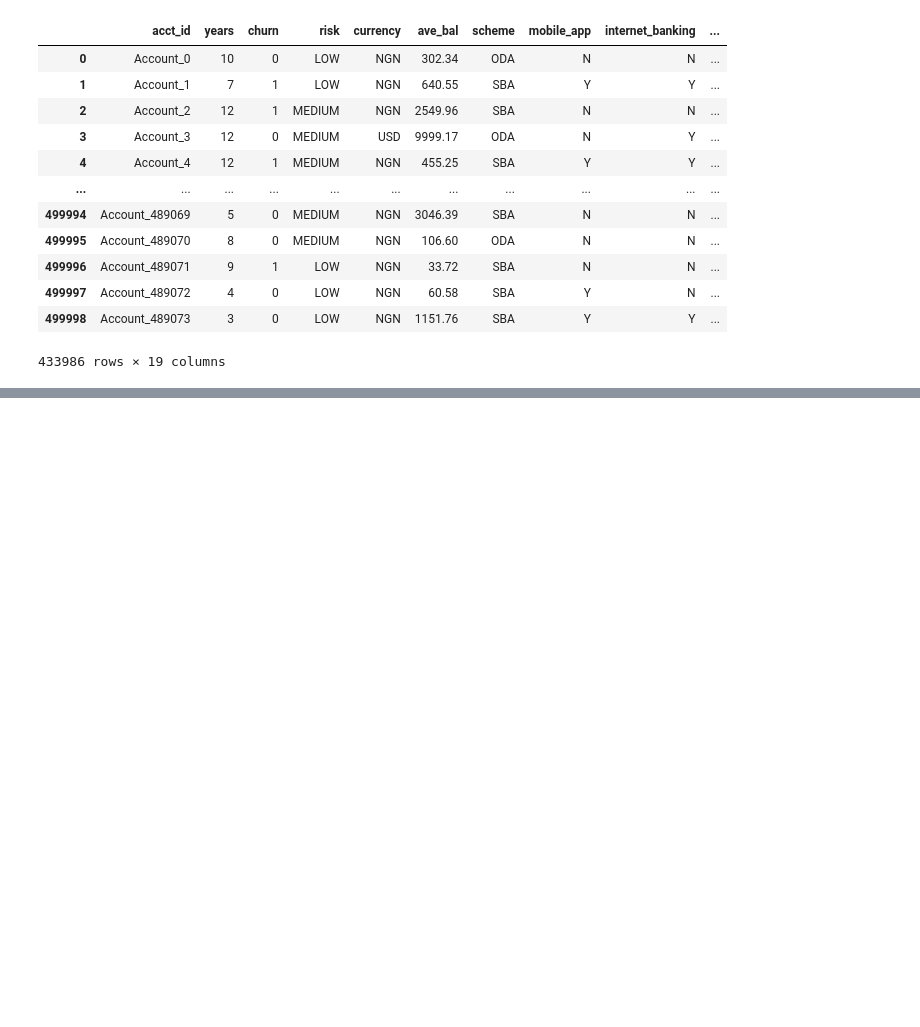
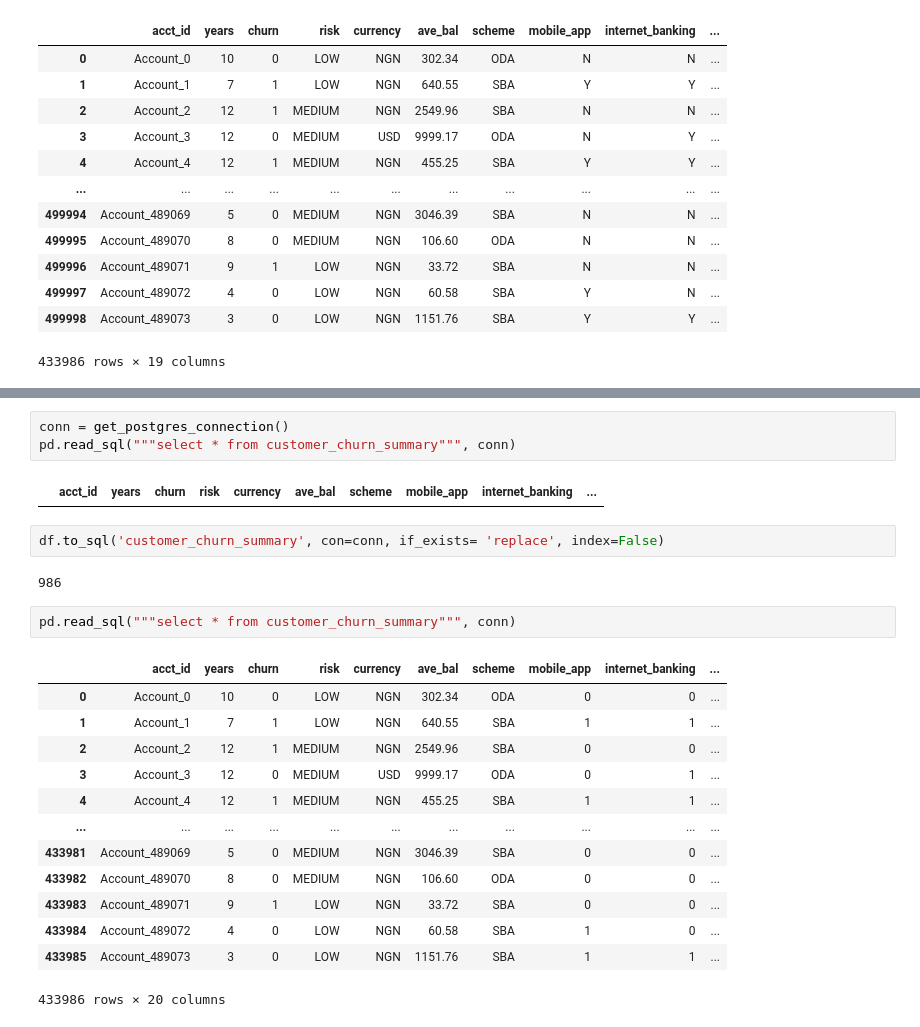
Before and after one commit to abhishektarun09/Bank-Customer-Churn-and-Retention-Analysis, a Jupyter notebook: eda.ipynb, the cells around one changed output, grey strips where cells are left out. Saved outputs shown, nothing was run; the diff lists cells and outputs as text; blank space fills up the shorter version.

```diff
--- a/eda.ipynb
+++ b/eda.ipynb
@@ -246,0 +297,25 @@ df
+# %%
+conn = get_postgres_connection()
+pd.read_sql("""select * from customer_churn_summary""", conn)
+# %% [output]
+|  | acct_id | years | churn | risk | currency | ave_bal | scheme | mobile_app | internet_banking | ... |
+# %%
+df.to_sql('customer_churn_summary', con=conn, if_exists= 'replace', index=False)
+# %% [output]
+986
+# %%
+pd.read_sql("""select * from customer_churn_summary""", conn)
+# %% [output]
+|  | acct_id | years | churn | risk | currency | ave_bal | scheme | mobile_app | internet_banking | ... |
+| 0 | Account_0 | 10 | 0 | LOW | NGN | 302.34 | ODA | 0 | 0 | ... |
+| 1 | Account_1 | 7 | 1 | LOW | NGN | 640.55 | SBA | 1 | 1 | ... |
+| 2 | Account_2 | 12 | 1 | MEDIUM | NGN | 2549.96 | SBA | 0 | 0 | ... |
+| 3 | Account_3 | 12 | 0 | MEDIUM | USD | 9999.17 | ODA | 0 | 1 | ... |
+| 4 | Account_4 | 12 | 1 | MEDIUM | NGN | 455.25 | SBA | 1 | 1 | ... |
+| ... | ... | ... | ... | ... | ... | ... | ... | ... | ... | ... |
+| 433981 | Account_489069 | 5 | 0 | MEDIUM | NGN | 3046.39 | SBA | 0 | 0 | ... |
+| 433982 | Account_489070 | 8 | 0 | MEDIUM | NGN | 106.60 | ODA | 0 | 0 | ... |
+| 433983 | Account_489071 | 9 | 1 | LOW | NGN | 33.72 | SBA | 0 | 0 | ... |
+| 433984 | Account_489072 | 4 | 0 | LOW | NGN | 60.58 | SBA | 1 | 0 | ... |
+| 433985 | Account_489073 | 3 | 0 | LOW | NGN | 1151.76 | SBA | 1 | 1 | ... |
+433986 rows × 20 columns
```
Also changed, not shown: parts of 24 cells of this notebook, 1 other file.
